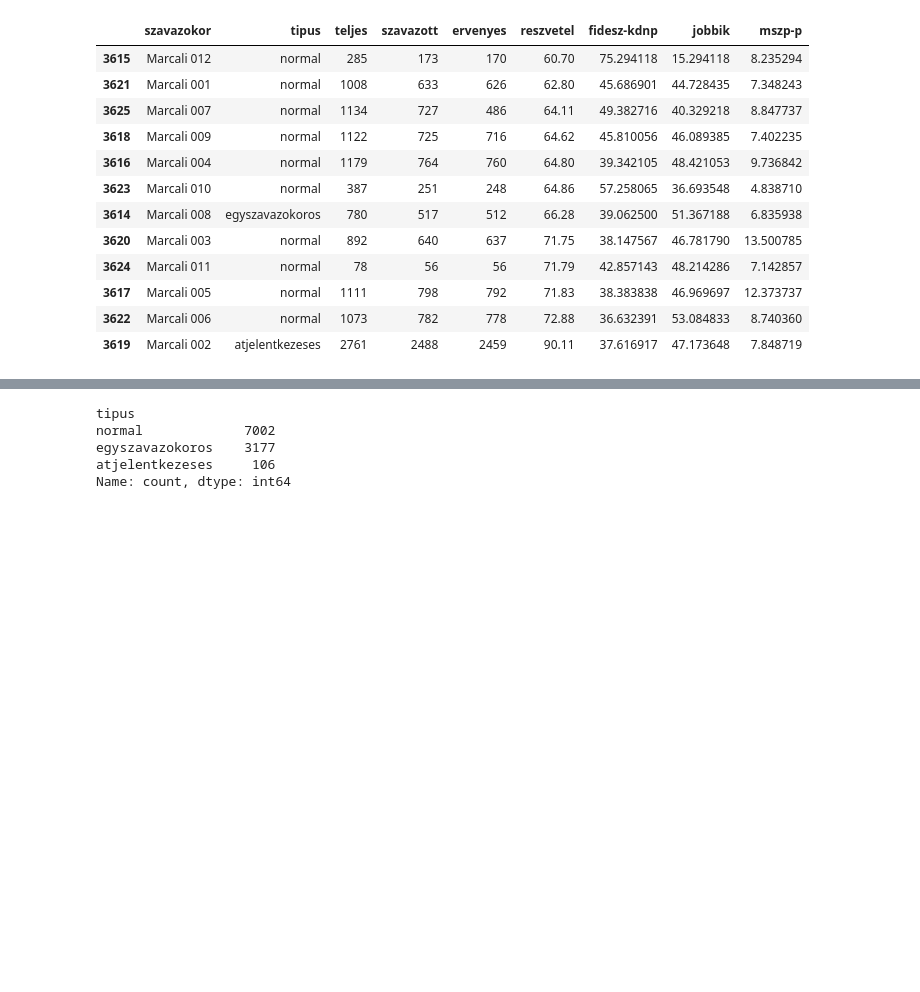
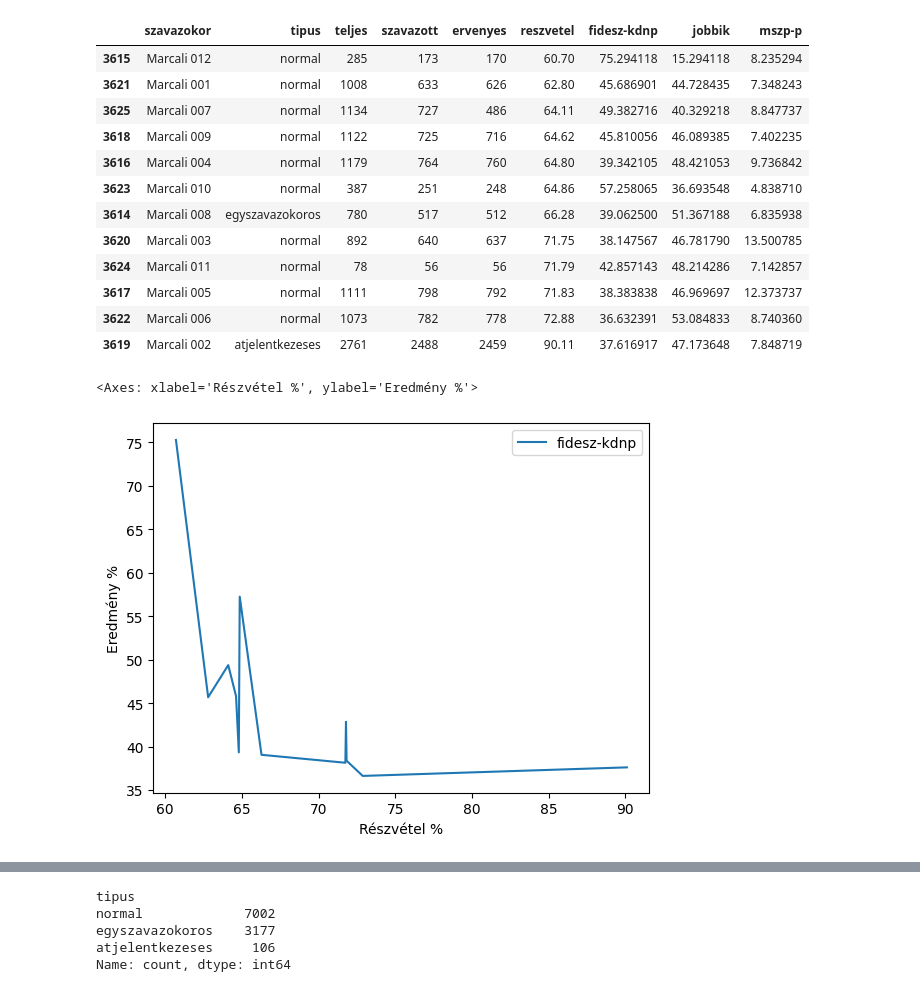
Before and after one commit to matyig/valasztas2018, a Jupyter notebook: valasztas2018.ipynb, the cells around one changed output, grey strips where cells are left out. Saved outputs shown, nothing was run; the diff lists cells and outputs as text; code cells hidden in the pictures; blank space fills up the shorter version.

```diff
--- a/valasztas2018.ipynb
+++ b/valasztas2018.ipynb
@@ -267,3 +302,8 @@ display(marcali[['szavazokor','tipus', 'teljes', 'szavazott', 'ervenyes', 'reszv
 | 3617 | Marcali 005 | normal | 1111 | 798 | 792 | 71.83 | 38.383838 | 46.969697 | 12.373737 |
 | 3622 | Marcali 006 | normal | 1073 | 782 | 778 | 72.88 | 36.632391 | 53.084833 | 8.740360 |
 | 3619 | Marcali 002 | atjelentkezeses | 2761 | 2488 | 2459 | 90.11 | 37.616917 | 47.173648 | 7.848719 |
+# %%
+marcali[['reszvetel',"fidesz-kdnp"]].plot(x="reszvetel",y="fidesz-kdnp", xlabel='Részvétel %', ylabel='Eredmény %')
+# %% [output]
+<Axes: xlabel='Részvétel %', ylabel='Eredmény %'>
+[figure, added]
```
Also changed, not shown: parts of 7 cells of this notebook.
